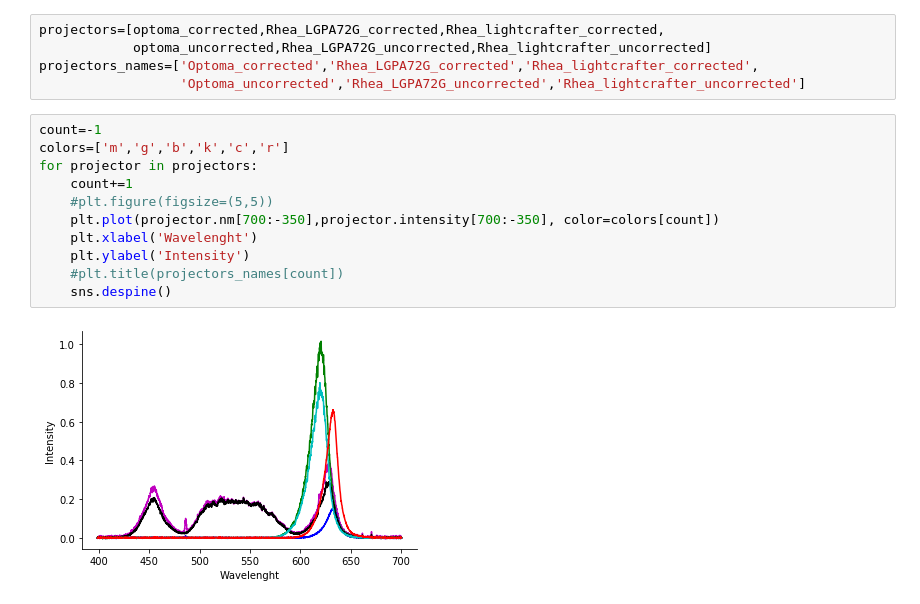
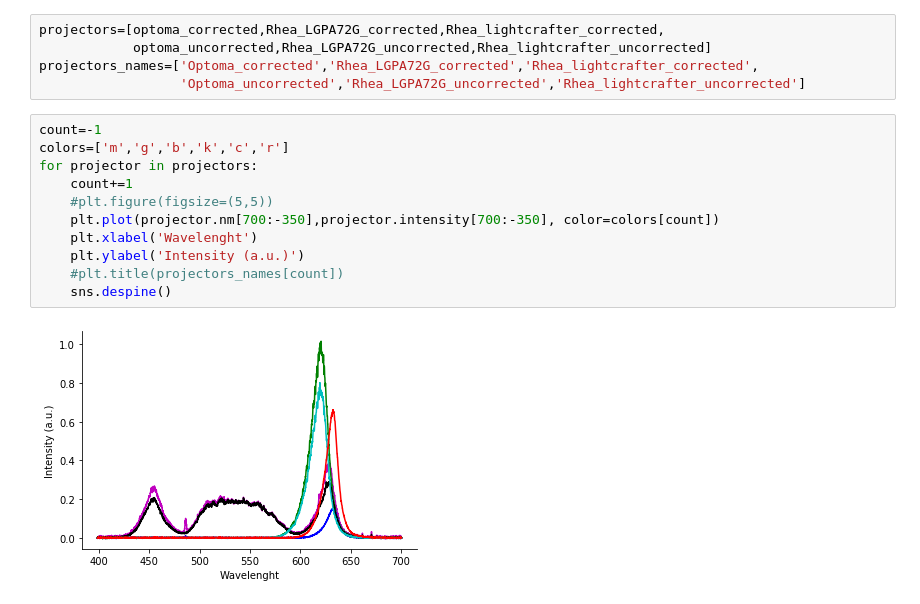
Before and after one commit to amgfernandes/Imaging_analysis, a Jupyter notebook: Projector_measurements/check_projector_measurements.ipynb, the cells around one changed output. Saved outputs shown, nothing was run; the diff lists cells and outputs as text.

```diff
--- a/Projector_measurements/check_projector_measurements.ipynb
+++ b/Projector_measurements/check_projector_measurements.ipynb
@@ -33,16 +33,16 @@ projectors_names=['Optoma_corrected','Rhea_LGPA72G_corrected','Rhea_lightcrafter
 # %%
 count=-1
 colors=['m','g','b','k','c','r']
 for projector in projectors:
     count+=1
     #plt.figure(figsize=(5,5))
     plt.plot(projector.nm[700:-350],projector.intensity[700:-350], color=colors[count])
     plt.xlabel('Wavelenght')
-    plt.ylabel('Intensity')
+    plt.ylabel('Intensity (a.u.)')
     #plt.title(projectors_names[count])
     sns.despine()
 # %% [output]
-[figure, old version]
+[figure, new version]
 # %%
 count=-1
 colors=['m','g','b','k','c','r']
```
Also changed, not shown: parts of 1 cell of this notebook, 2 other files.
